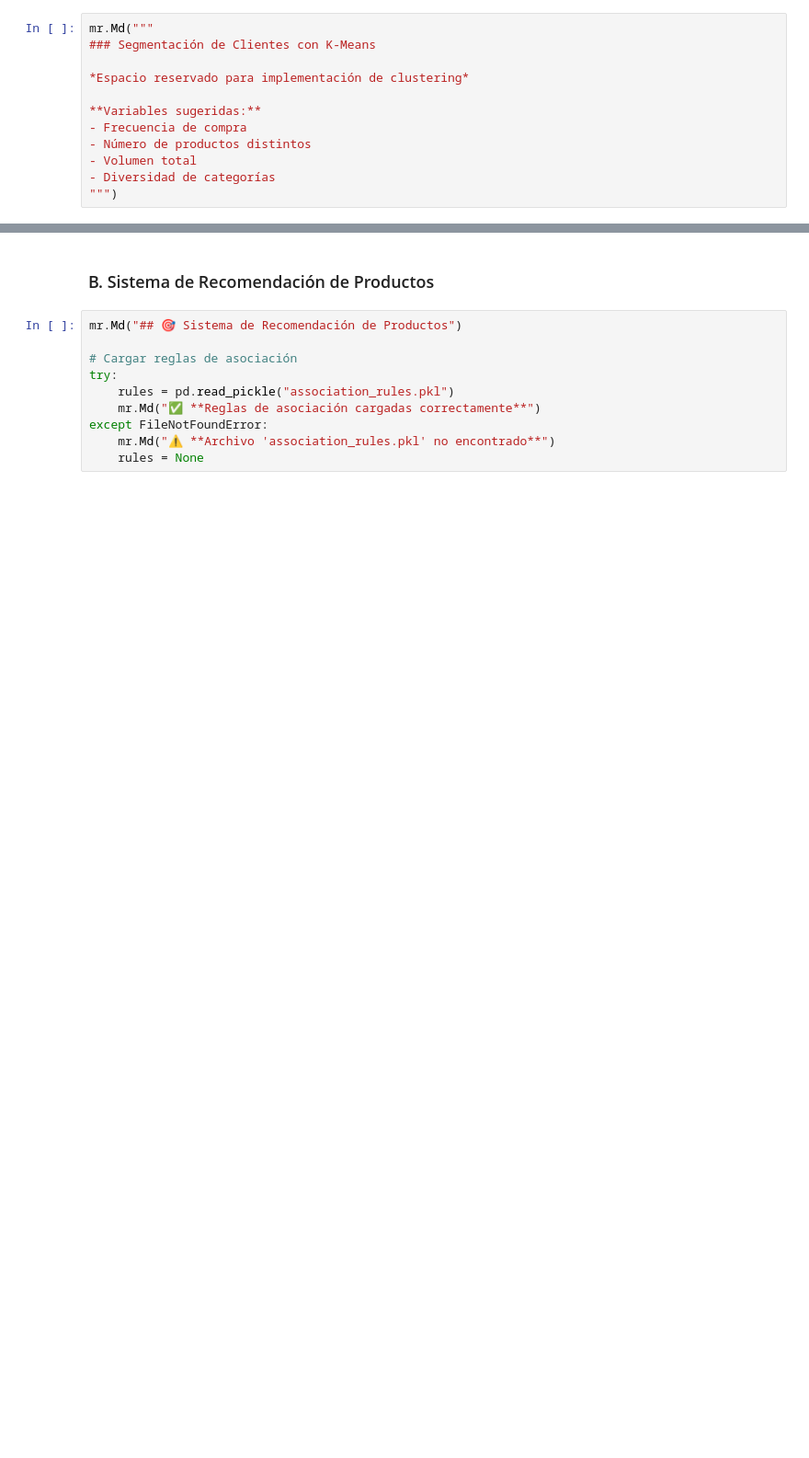
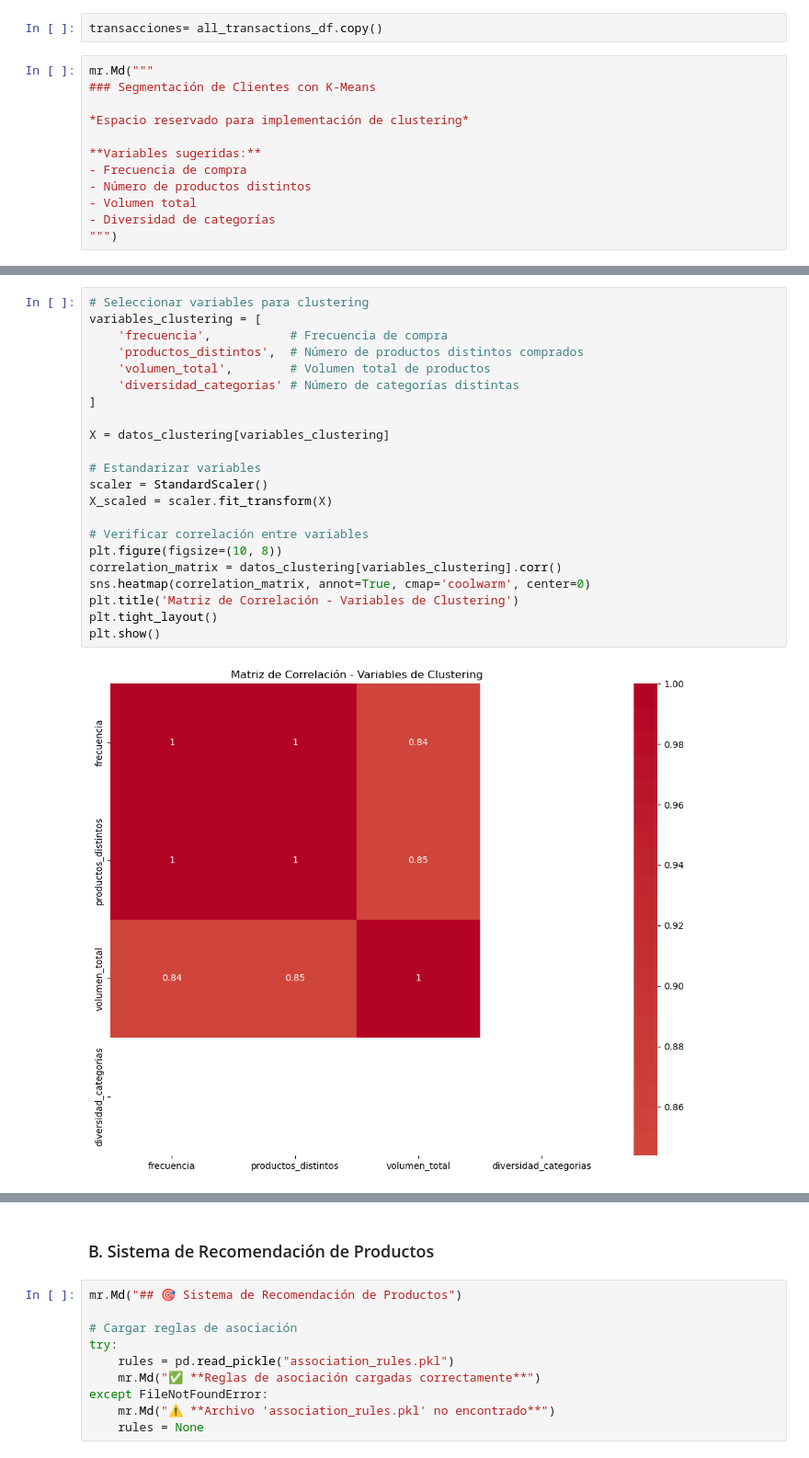
Before and after one commit to BrianMatasca/proyecto-final-distribuidos, a Jupyter notebook: taller_dashboard.ipynb, the cells around one changed output, grey strips where cells are left out. Shown at 92% size. Drawn from its saved outputs; the diff is of its cells as text; blank space fills up the shorter version.

Commit message:
add impl de cluster de clientes con K means

```diff
--- a/taller_dashboard.ipynb
+++ b/taller_dashboard.ipynb
@@ -350,6 +350,8 @@ plt.show()
 mr.Md("## 🔬 Análisis Avanzado")
 # %% [markdown]
 ### A. Segmentación de Clientes con K-Means
+# %%
+transacciones= all_transactions_df.copy()
 # %%
 mr.Md("""
 ### Segmentación de Clientes con K-Means
@@ -364,0 +446,24 @@ mr.Md("""
+# %%
+# Seleccionar variables para clustering
+variables_clustering = [
+    'frecuencia',           # Frecuencia de compra
+    'productos_distintos',  # Número de productos distintos comprados
+    'volumen_total',        # Volumen total de productos
+    'diversidad_categorias' # Número de categorías distintas
+]
+
+X = datos_clustering[variables_clustering]
+
+# Estandarizar variables
+scaler = StandardScaler()
+X_scaled = scaler.fit_transform(X)
+
+# Verificar correlación entre variables
+plt.figure(figsize=(10, 8))
+correlation_matrix = datos_clustering[variables_clustering].corr()
+sns.heatmap(correlation_matrix, annot=True, cmap='coolwarm', center=0)
+plt.title('Matriz de Correlación - Variables de Clustering')
+plt.tight_layout()
+plt.show()
+# %% [output]
+[figure, added]
```
Also changed, not shown: parts of 5 cells of this notebook, 2 other files.
